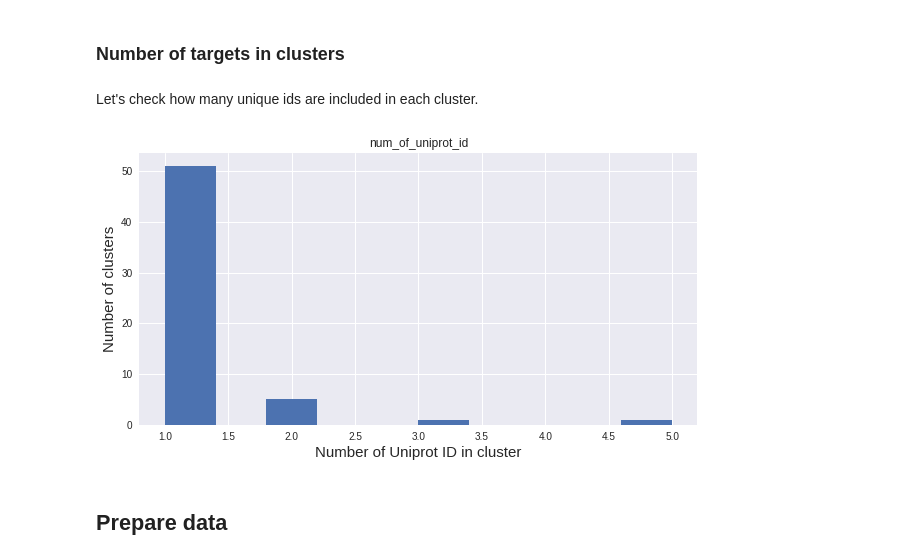
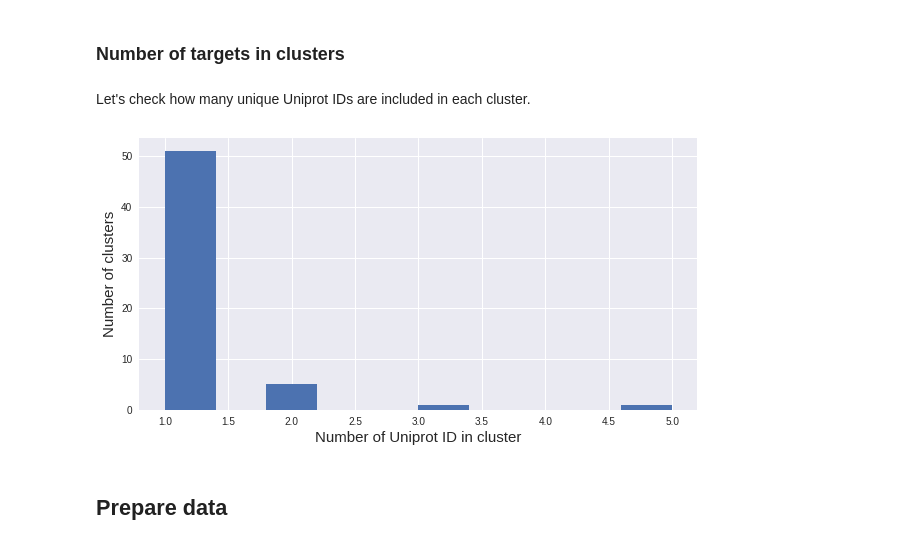
Before and after one commit to amrhamedp/PDBbind_ligand_based, a Jupyter notebook: ChEMBL_analysis.ipynb, the cells around one changed output. Cells and saved outputs as stored; diff of their text form; code cells hidden in the pictures.

```diff
--- a/ChEMBL_analysis.ipynb
+++ b/ChEMBL_analysis.ipynb
@@ -59,16 +59,17 @@ data_pdb.head()
 # %% [markdown]
 <h3>Number of targets in clusters</h3>
 # %% [markdown]
-Let's check how many unique ids are included in each cluster.
+Let's check how many unique Uniprot IDs are included in each cluster.
 # %%
 num_uni = []
 for cluster_id in set(data_pdb['cluster_id'].tolist()):
     num_uni.append(len(set(data_pdb[data_pdb['cluster_id'] == cluster_id]['uniprot_id'])))
 pd.DataFrame({'num_of_uniprot_id': num_uni}).hist(figsize=(10, 5))
 plt.xlabel('Number of Uniprot ID in cluster', fontsize=15)
-plt.ylabel('Number of clusters', fontsize=15);
+plt.ylabel('Number of clusters', fontsize=15)
+plt.title('');
 # %% [output]
-[figure, old version]
+[figure, new version]
 # %% [markdown]
 <h2>Prepare data</h2>
 # %% [markdown]
```
Also changed, not shown: parts of 14 cells of this notebook.
